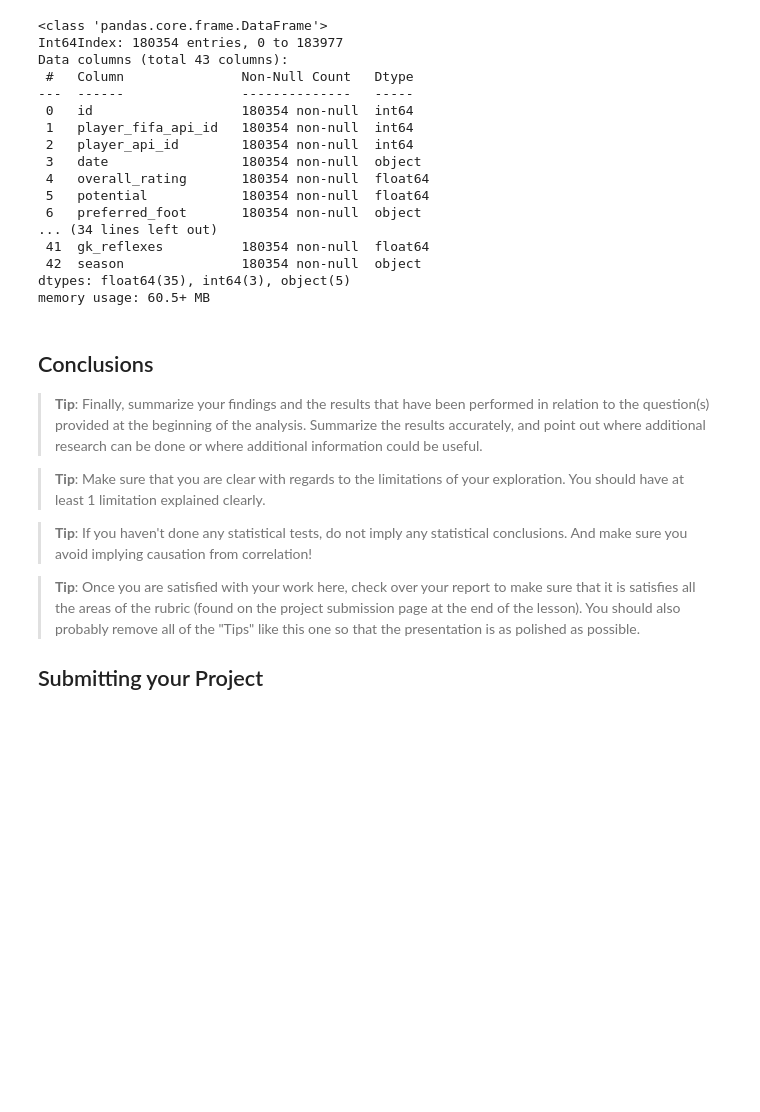
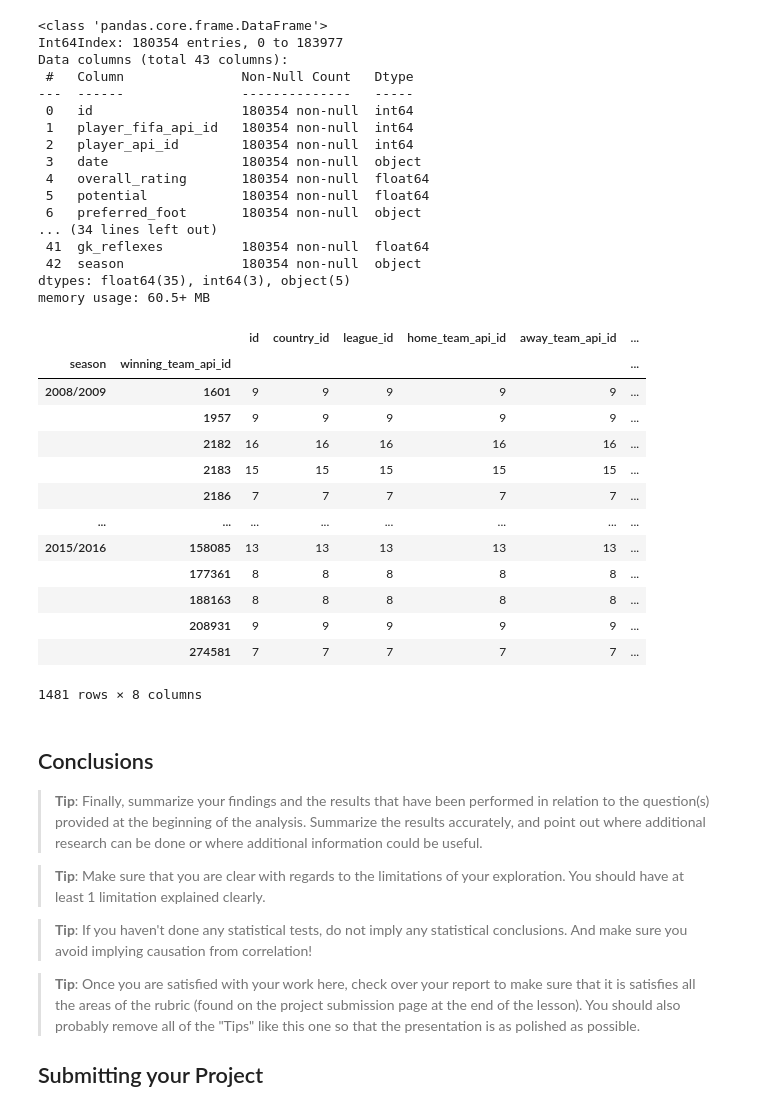
Before and after one commit to ahmed-m-nassar/Analysing-European-Soccer-Database, a Jupyter notebook: Investigate_a_Dataset.ipynb, the cells around one changed output. Drawn from its saved outputs; the diff is of its cells as text; code cells hidden in the pictures; blank space fills up the shorter version.

```diff
--- a/Investigate_a_Dataset.ipynb
+++ b/Investigate_a_Dataset.ipynb
@@ -540,6 +540,23 @@ Data columns (total 43 columns):
  42  season               180354 non-null  object
 dtypes: float64(35), int64(3), object(5)
 memory usage: 60.5+ MB
+# %%
+match_df.groupby(['season','winning_team_api_id']).count()
+# %% [output]
+|  |  | id | country_id | league_id | home_team_api_id | away_team_api_id | ... |
+| season | winning_team_api_id |  |  |  |  |  | ... |
+| 2008/2009 | 1601 | 9 | 9 | 9 | 9 | 9 | ... |
+|  | 1957 | 9 | 9 | 9 | 9 | 9 | ... |
+|  | 2182 | 16 | 16 | 16 | 16 | 16 | ... |
+|  | 2183 | 15 | 15 | 15 | 15 | 15 | ... |
+|  | 2186 | 7 | 7 | 7 | 7 | 7 | ... |
+| ... | ... | ... | ... | ... | ... | ... | ... |
+| 2015/2016 | 158085 | 13 | 13 | 13 | 13 | 13 | ... |
+|  | 177361 | 8 | 8 | 8 | 8 | 8 | ... |
+|  | 188163 | 8 | 8 | 8 | 8 | 8 | ... |
+|  | 208931 | 9 | 9 | 9 | 9 | 9 | ... |
+|  | 274581 | 7 | 7 | 7 | 7 | 7 | ... |
+1481 rows × 8 columns
 # %% [markdown]
 <a id='conclusions'></a>
 ## Conclusions
```
